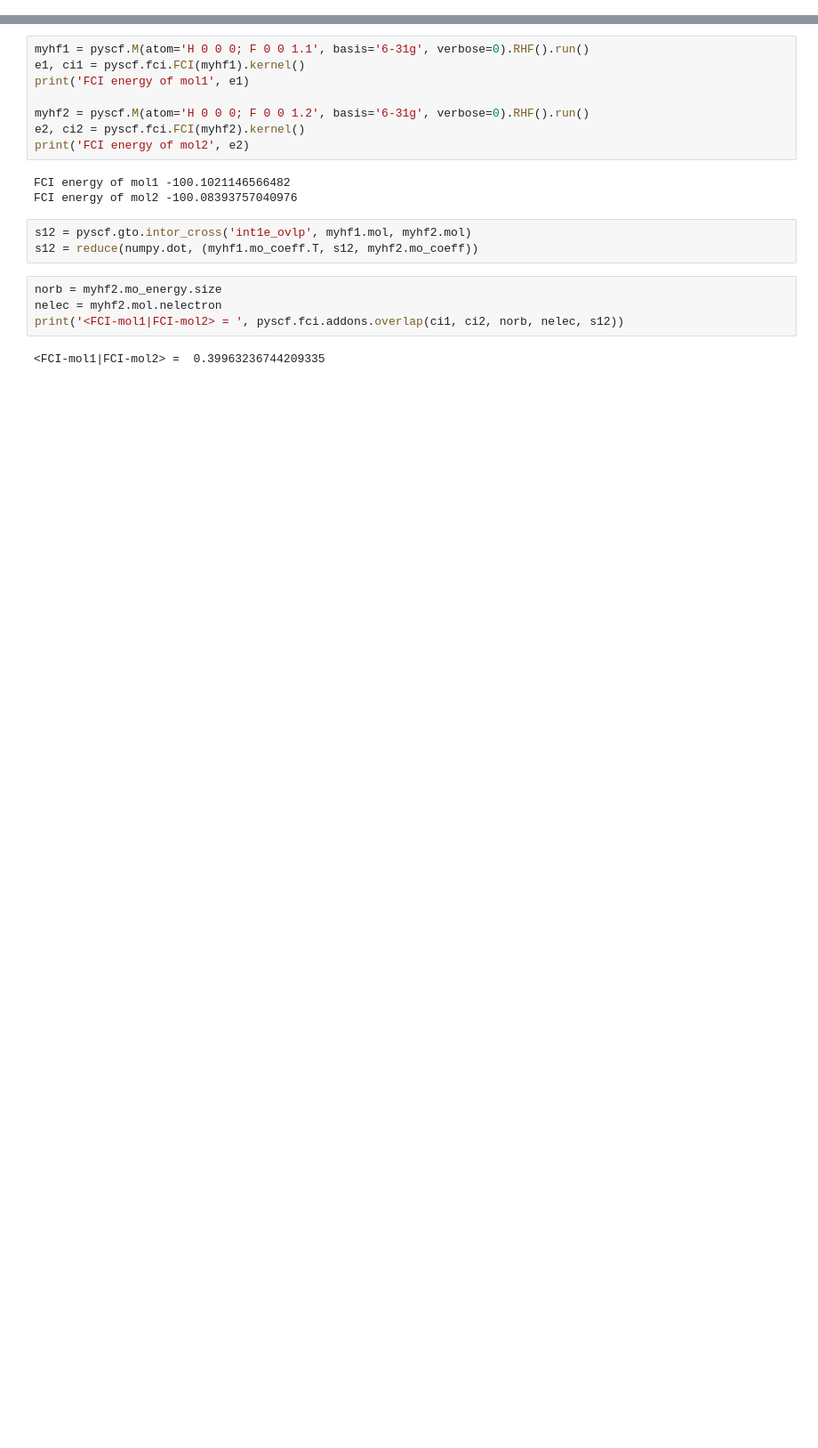
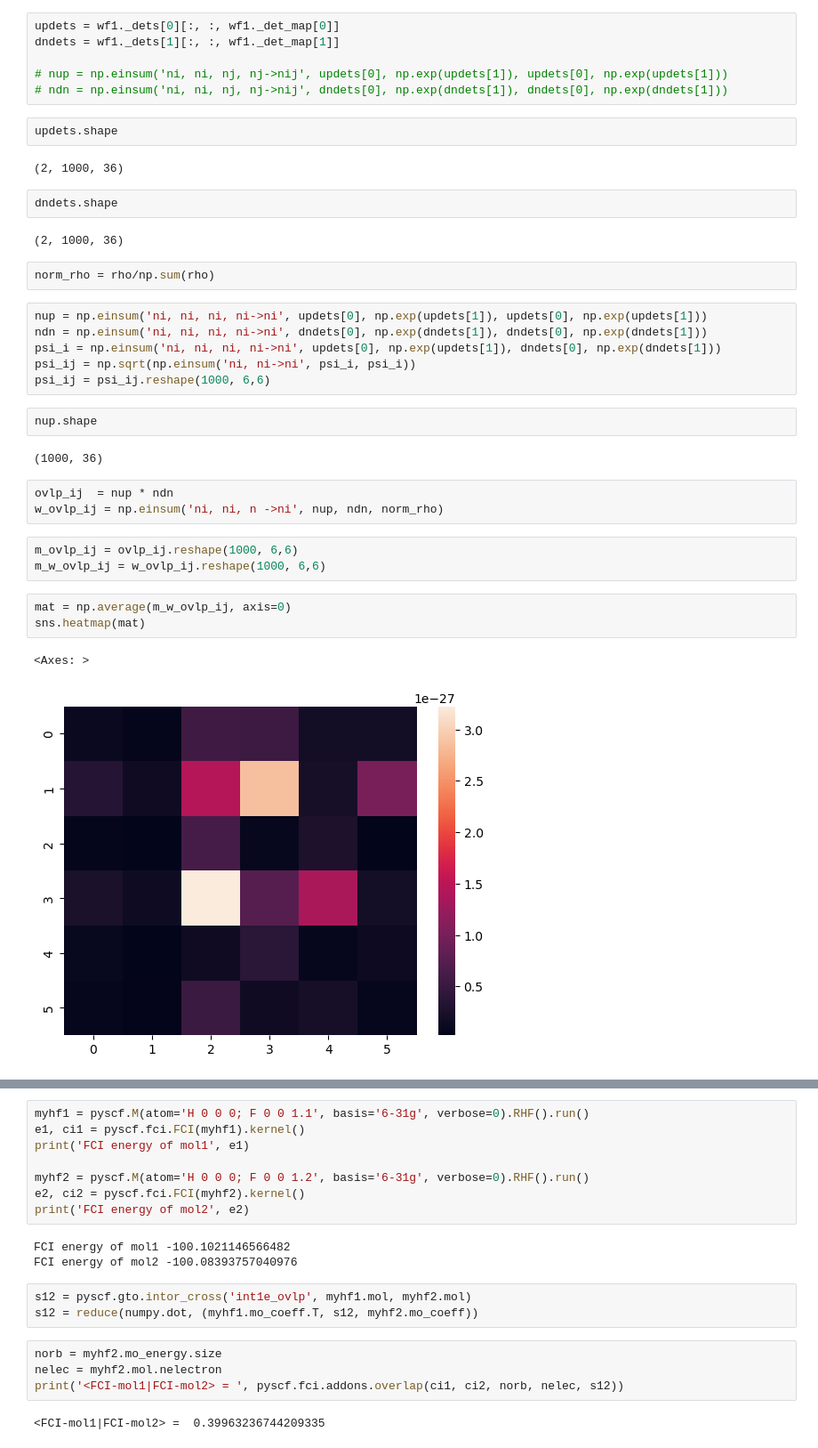
Before and after one commit to kayahans/pyqmc, a Jupyter notebook: pyqmc/test-overlap-casci-full.ipynb, the cells around one changed output, grey strips where cells are left out. Shown at 89% size. Drawn from its saved outputs; the diff is of its cells as text; blank space fills up the shorter version.

```diff
--- a/pyqmc/test-overlap-casci-full.ipynb
+++ b/pyqmc/test-overlap-casci-full.ipynb
@@ -43,0 +126,38 @@ dict_keys(['mol', '_scf', 'verbose', 'stdout', 'max_memory', 'ncas', 'nelecas',
+# %%
+updets = wf1._dets[0][:, :, wf1._det_map[0]]
+dndets = wf1._dets[1][:, :, wf1._det_map[1]]
+
+# nup = np.einsum('ni, ni, nj, nj->nij', updets[0], np.exp(updets[1]), updets[0], np.exp(updets[1]))
+# ndn = np.einsum('ni, ni, nj, nj->nij', dndets[0], np.exp(dndets[1]), dndets[0], np.exp(dndets[1]))
+# %%
+updets.shape
+# %% [output]
+(2, 1000, 36)
+# %%
+dndets.shape
+# %% [output]
+(2, 1000, 36)
+# %%
+norm_rho = rho/np.sum(rho)
+# %%
+nup = np.einsum('ni, ni, ni, ni->ni', updets[0], np.exp(updets[1]), updets[0], np.exp(updets[1]))
+ndn = np.einsum('ni, ni, ni, ni->ni', dndets[0], np.exp(dndets[1]), dndets[0], np.exp(dndets[1]))
+psi_i = np.einsum('ni, ni, ni, ni->ni', updets[0], np.exp(updets[1]), dndets[0], np.exp(dndets[1]))
+psi_ij = np.sqrt(np.einsum('ni, ni->ni', psi_i, psi_i))
+psi_ij = psi_ij.reshape(1000, 6,6)
+# %%
+nup.shape
+# %% [output]
+(1000, 36)
+# %%
+ovlp_ij  = nup * ndn
+w_ovlp_ij = np.einsum('ni, ni, n ->ni', nup, ndn, norm_rho)
+# %%
+m_ovlp_ij = ovlp_ij.reshape(1000, 6,6)
+m_w_ovlp_ij = w_ovlp_ij.reshape(1000, 6,6)
+# %%
+mat = np.average(m_w_ovlp_ij, axis=0)
+sns.heatmap(mat)
+# %% [output]
+<Axes: >
+[figure, added]
```
Also changed, not shown: parts of 44 cells of this notebook, 4 other files.
